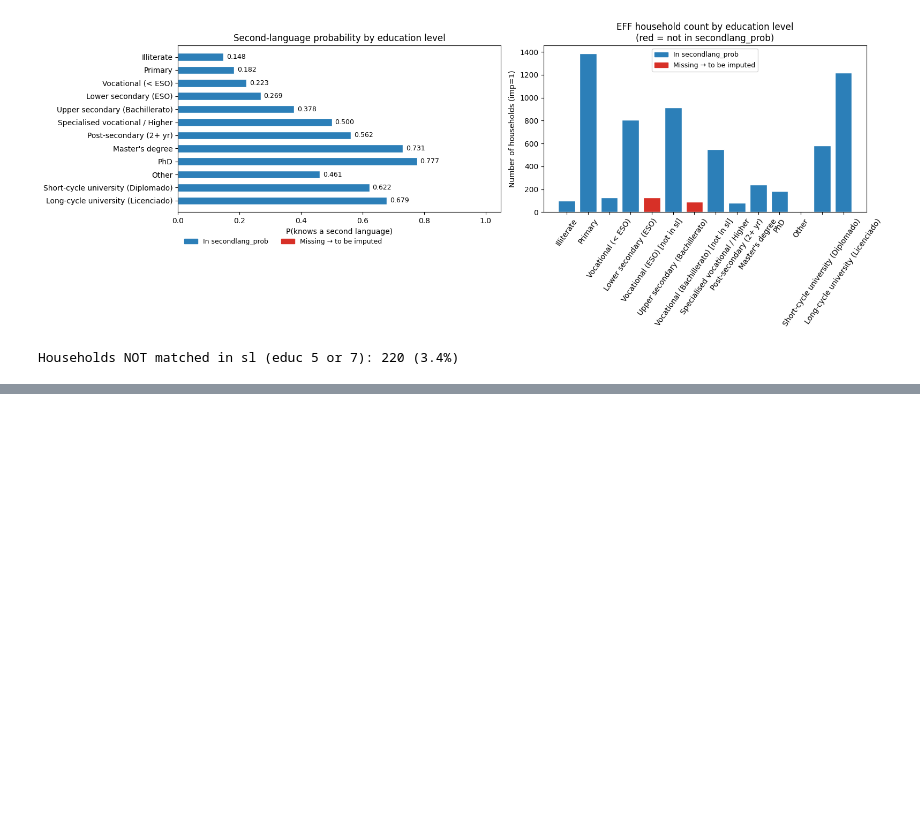
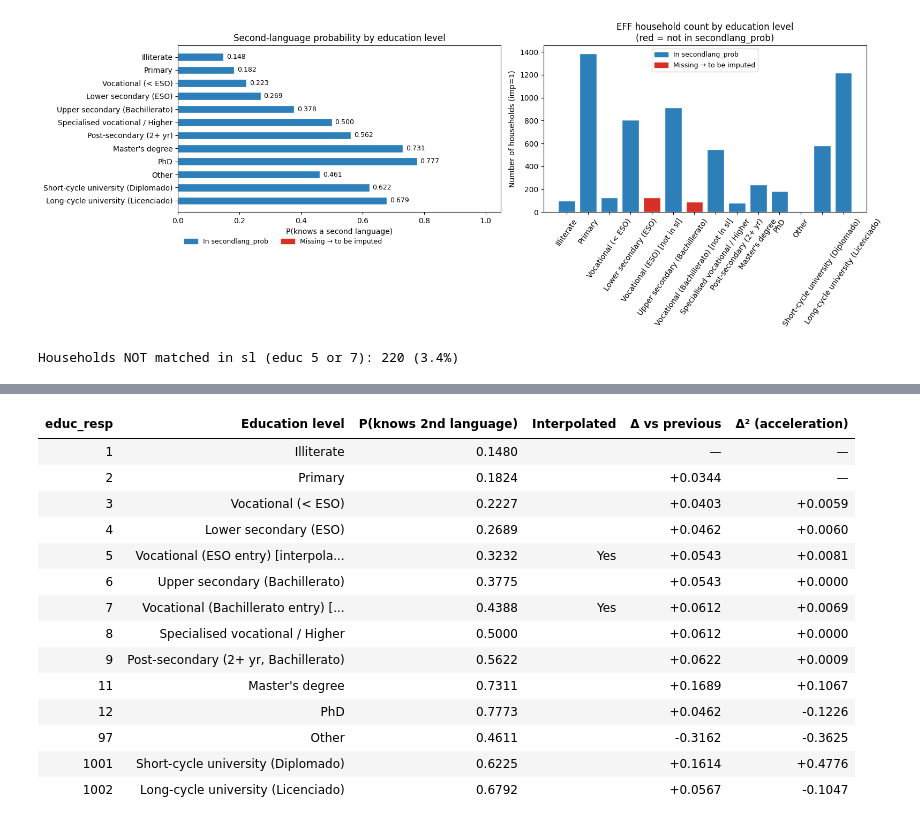
Before and after one commit to Stef-creator/Survey-of-Household-Finances, a Jupyter notebook: explore_data.ipynb, the cells around one changed output, grey strips where cells are left out. Cells and saved outputs as stored; diff of their text form; code cells hidden in the pictures; blank space fills up the shorter version.

```diff
--- a/explore_data.ipynb
+++ b/explore_data.ipynb
@@ -339,0 +360,80 @@ Households NOT matched in sl (educ 5 or 7): 220 (3.4%)
+# %%
+import pandas as pd
+
+# Education code labels (including vocational tracks)
+educ_label_map = {
+    1:    "Illiterate",
+    2:    "Primary",
+    3:    "Vocational (< ESO)",
+    4:    "Lower secondary (ESO)",
+    5:    "Vocational (ESO entry) [interpolated]",
+    6:    "Upper secondary (Bachillerato)",
+    7:    "Vocational (Bachillerato entry) [interpolated]",
+    8:    "Specialised vocational / Higher",
+    9:    "Post-secondary (2+ yr, Bachillerato)",
+    11:   "Master's degree",
+    12:   "PhD",
+    97:   "Other",
+    1001: "Short-cycle university (Diplomado)",
+    1002: "Long-cycle university (Licenciado)",
+}
+
+# Observed values from secondlang_prob.dta
+sl_obs = sl.set_index("educ_resp")["p_knows_second_lang"].to_dict()
+
+# Compute interpolated values
+p4 = sl_obs[4.0]
+p6 = sl_obs[6.0]
+p8 = sl_obs[8.0]
+p_educ5 = (p4 + p6) / 2   # midpoint between educ=4 and educ=6
+p_educ7 = (p6 + p8) / 2   # midpoint between educ=6 and educ=8
+
+# Build complete mapping (all 14 education codes)
+all_codes = sorted(educ_label_map.keys())
+rows = []
+for code in all_codes:
+    if code in sl_obs:
+        prob = sl_obs[code]
+        interpolated = False
+    elif code == 5:
+        prob = p_educ5
+        interpolated = True
+    elif code == 7:
+        prob = p_educ7
+        interpolated = True
+    else:
+        prob = float("nan")
+        interpolated = False
+    rows.append({
+        "educ_resp": code,
+        "Education level": educ_label_map[code],
+        "P(knows 2nd language)": round(prob, 6),
+        "Interpolated": "Yes" if interpolated else "",
+    })
+
+sl_full = pd.DataFrame(rows)
+
+# First difference (Δ) and second difference (Δ²)
+sl_full["Δ vs previous"] = sl_full["P(knows 2nd language)"].diff()
+sl_full["Δ² (acceleration)"] = sl_full["Δ vs previous"].diff()
+
+# Style: highlight interpolated rows in yellow
+def highlight_interp(row):
+    colour = "background-color: #fff9c4" if row["Interpolated"] == "Yes" else ""
+    return [colour] * len(row)
+
+def fmt_signed(x):
+    return f"{x:+.4f}" if pd.notna(x) else "—"
+
+sl_full.style \
+    .apply(highlight_interp, axis=1) \
+    .format({
+        "P(knows 2nd language)": "{:.4f}",
+        "Δ vs previous":       fmt_signed,
+        "Δ² (acceleration)":   fmt_signed,
+    }) \
+    .set_caption(
+        "P(knows second language) by education level — observed and interpolated values"
+    ) \
+    .hide(axis="index")
+# %% [output]
@@ -339,0 +441,15 @@ Households NOT matched in sl (educ 5 or 7): 220 (3.4%)
+| educ_resp | Education level | P(knows 2nd language) | Interpolated | Δ vs previous | Δ² (acceleration) |
+| 1 | Illiterate | 0.1480 |  | — | — |
+| 2 | Primary | 0.1824 |  | +0.0344 | — |
+| 3 | Vocational (< ESO) | 0.2227 |  | +0.0403 | +0.0059 |
+| 4 | Lower secondary (ESO) | 0.2689 |  | +0.0462 | +0.0060 |
+| 5 | Vocational (ESO entry) [interpola... | 0.3232 | Yes | +0.0543 | +0.0081 |
+| 6 | Upper secondary (Bachillerato) | 0.3775 |  | +0.0543 | +0.0000 |
+| 7 | Vocational (Bachillerato entry) [... | 0.4388 | Yes | +0.0612 | +0.0069 |
+| 8 | Specialised vocational / Higher | 0.5000 |  | +0.0612 | +0.0000 |
+| 9 | Post-secondary (2+ yr, Bachillerato) | 0.5622 |  | +0.0622 | +0.0009 |
+| 11 | Master's degree | 0.7311 |  | +0.1689 | +0.1067 |
+| 12 | PhD | 0.7773 |  | +0.0462 | -0.1226 |
+| 97 | Other | 0.4611 |  | -0.3162 | -0.3625 |
+| 1001 | Short-cycle university (Diplomado) | 0.6225 |  | +0.1614 | +0.4776 |
+| 1002 | Long-cycle university (Licenciado) | 0.6792 |  | +0.0567 | -0.1047 |
```
Also changed, not shown: parts of 10 cells of this notebook, 11 other files.
